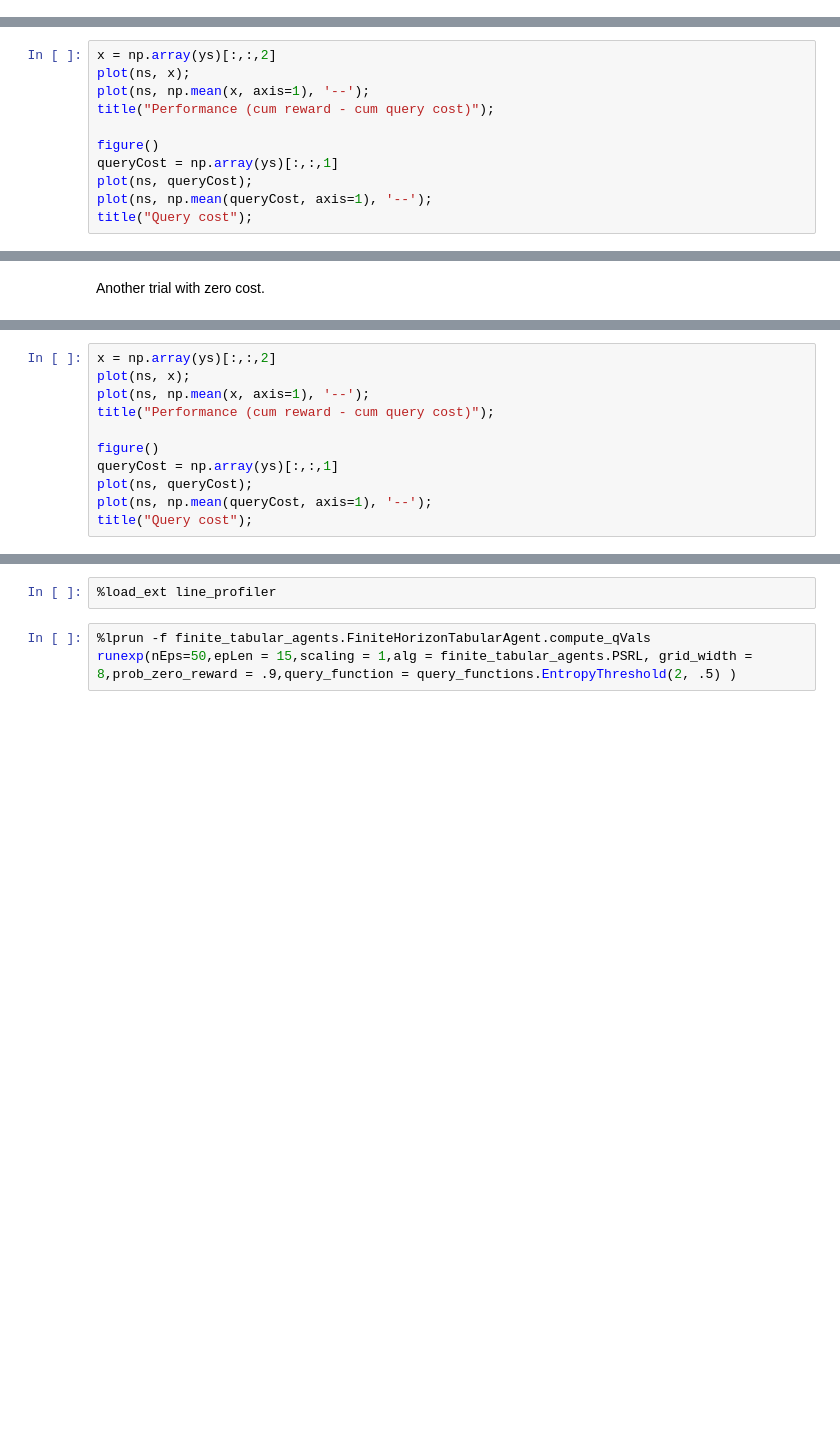
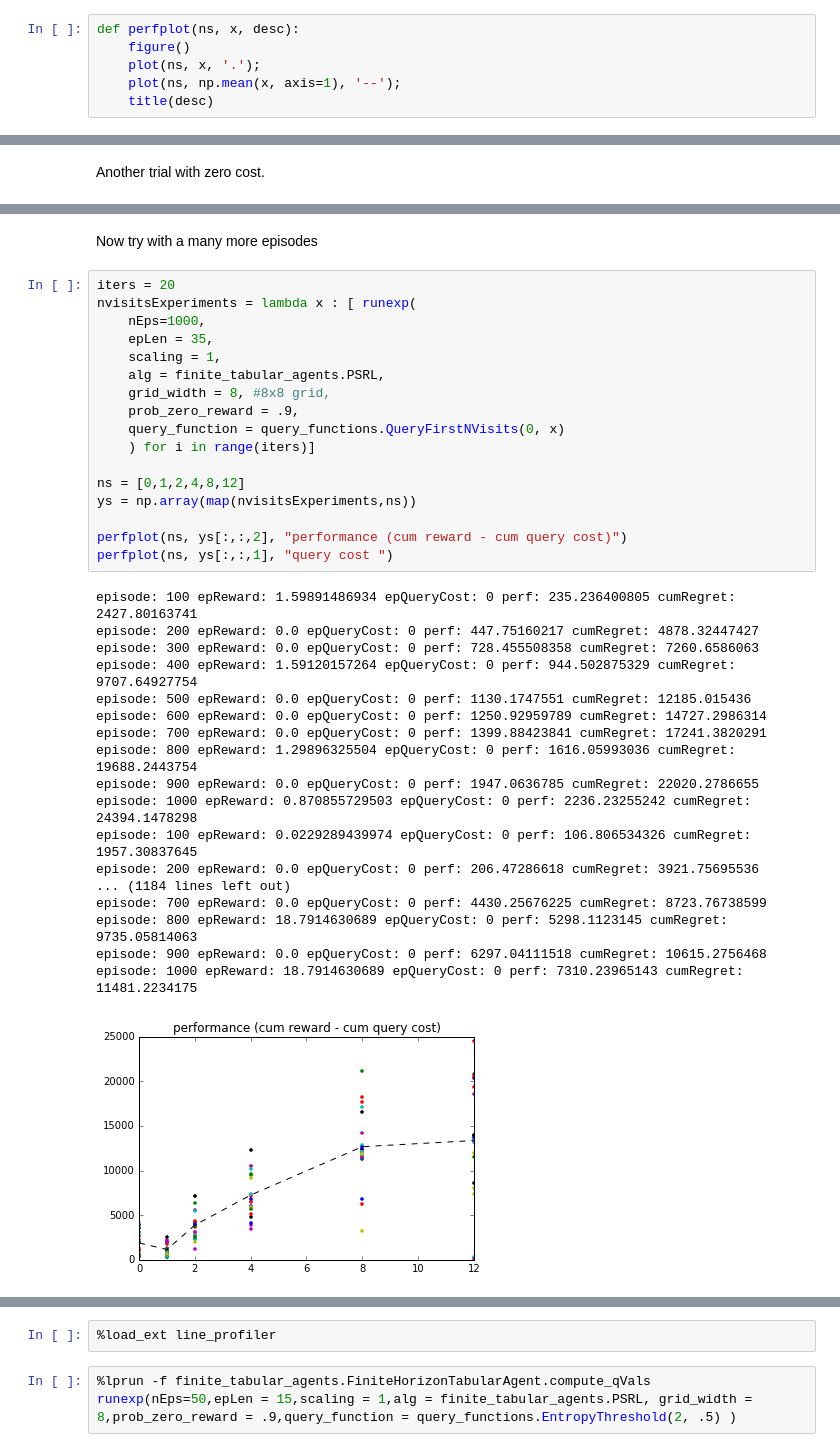
Before and after one commit to capybaralet/TabulaRL, a Jupyter notebook: src/active learning.ipynb, the cells around one changed output, grey strips where cells are left out. Saved outputs shown, nothing was run; the diff lists cells and outputs as text; blank space fills up the shorter version.

Commit message:
add a long running example with zero query cost

```diff
--- a/src/active learning.ipynb
+++ b/src/active learning.ipynb
@@ -54,6 +58,12 @@ def runexp(nEps, epLen, scaling, alg, grid_width, prob_zero_reward, query_functi
     # Run the experiment
     return run_finite_tabular_experiment(agent, env, f_ext, nEps, seed,
                         recFreq=1000, fileFreq=10000, targetPath=targetPath, query_function=query_function)
+# %%
+def perfplot(ns, x, desc):
+    figure()
+    plot(ns, x, '.');
+    plot(ns, np.mean(x, axis=1), '--');
+    title(desc)
 # %% [markdown]
 We first look at the performance of EpsilonGreedy assuming no query costs.
 # %%
@@ -266,11 +220,0 @@ ys = map(nvisitsExperiments,ns)
-# %%
-x = np.array(ys)[:,:,2]
-plot(ns, x);
-plot(ns, np.mean(x, axis=1), '--');
-title("Performance (cum reward - cum query cost)");
-
-figure()
-queryCost = np.array(ys)[:,:,1]
-plot(ns, queryCost);
-plot(ns, np.mean(queryCost, axis=1), '--');
-title("Query cost");
@@ -296,11 +242,0 @@ ys = map(nvisitsExperiments,ns)
-# %%
-x = np.array(ys)[:,:,2]
-plot(ns, x);
-plot(ns, np.mean(x, axis=1), '--');
-title("Performance (cum reward - cum query cost)");
-
-figure()
-queryCost = np.array(ys)[:,:,1]
-plot(ns, queryCost);
-plot(ns, np.mean(queryCost, axis=1), '--');
-title("Query cost");
@@ -309,0 +249,38 @@ title("Query cost");
+# %% [markdown]
+Now try with a many more episodes
+# %%
+iters = 20
+nvisitsExperiments = lambda x : [ runexp(
+    nEps=1000,
+    epLen = 35,
+    scaling = 1,
+    alg = finite_tabular_agents.PSRL,
+    grid_width = 8, #8x8 grid,
+    prob_zero_reward = .9,
+    query_function = query_functions.QueryFirstNVisits(0, x)
+    ) for i in range(iters)]
+
+ns = [0,1,2,4,8,12]
+ys = np.array(map(nvisitsExperiments,ns))
+
+perfplot(ns, ys[:,:,2], "performance (cum reward - cum query cost)")
+perfplot(ns, ys[:,:,1], "query cost ")
+# %% [output]
+episode: 100 epReward: 1.59891486934 epQueryCost: 0 perf: 235.236400805 cumRegret: 2427.80163741
+episode: 200 epReward: 0.0 epQueryCost: 0 perf: 447.75160217 cumRegret: 4878.32447427
+episode: 300 epReward: 0.0 epQueryCost: 0 perf: 728.455508358 cumRegret: 7260.6586063
+episode: 400 epReward: 1.59120157264 epQueryCost: 0 perf: 944.502875329 cumRegret: 9707.64927754
+episode: 500 epReward: 0.0 epQueryCost: 0 perf: 1130.1747551 cumRegret: 12185.015436
+episode: 600 epReward: 0.0 epQueryCost: 0 perf: 1250.92959789 cumRegret: 14727.2986314
+episode: 700 epReward: 0.0 epQueryCost: 0 perf: 1399.88423841 cumRegret: 17241.3820291
+episode: 800 epReward: 1.29896325504 epQueryCost: 0 perf: 1616.05993036 cumRegret: 19688.2443754
+episode: 900 epReward: 0.0 epQueryCost: 0 perf: 1947.0636785 cumRegret: 22020.2786655
+episode: 1000 epReward: 0.870855729503 epQueryCost: 0 perf: 2236.23255242 cumRegret: 24394.1478298
+episode: 100 epReward: 0.0229289439974 epQueryCost: 0 perf: 106.806534326 cumRegret: 1957.30837645
+episode: 200 epReward: 0.0 epQueryCost: 0 perf: 206.47286618 cumRegret: 3921.75695536
+... (1184 lines left out)
+episode: 700 epReward: 0.0 epQueryCost: 0 perf: 4430.25676225 cumRegret: 8723.76738599
+episode: 800 epReward: 18.7914630689 epQueryCost: 0 perf: 5298.1123145 cumRegret: 9735.05814063
+episode: 900 epReward: 0.0 epQueryCost: 0 perf: 6297.04111518 cumRegret: 10615.2756468
+episode: 1000 epReward: 18.7914630689 epQueryCost: 0 perf: 7310.23965143 cumRegret: 11481.2234175
+[figure, added]
```
Also changed, not shown: parts of 25 cells of this notebook, 1 other file.
